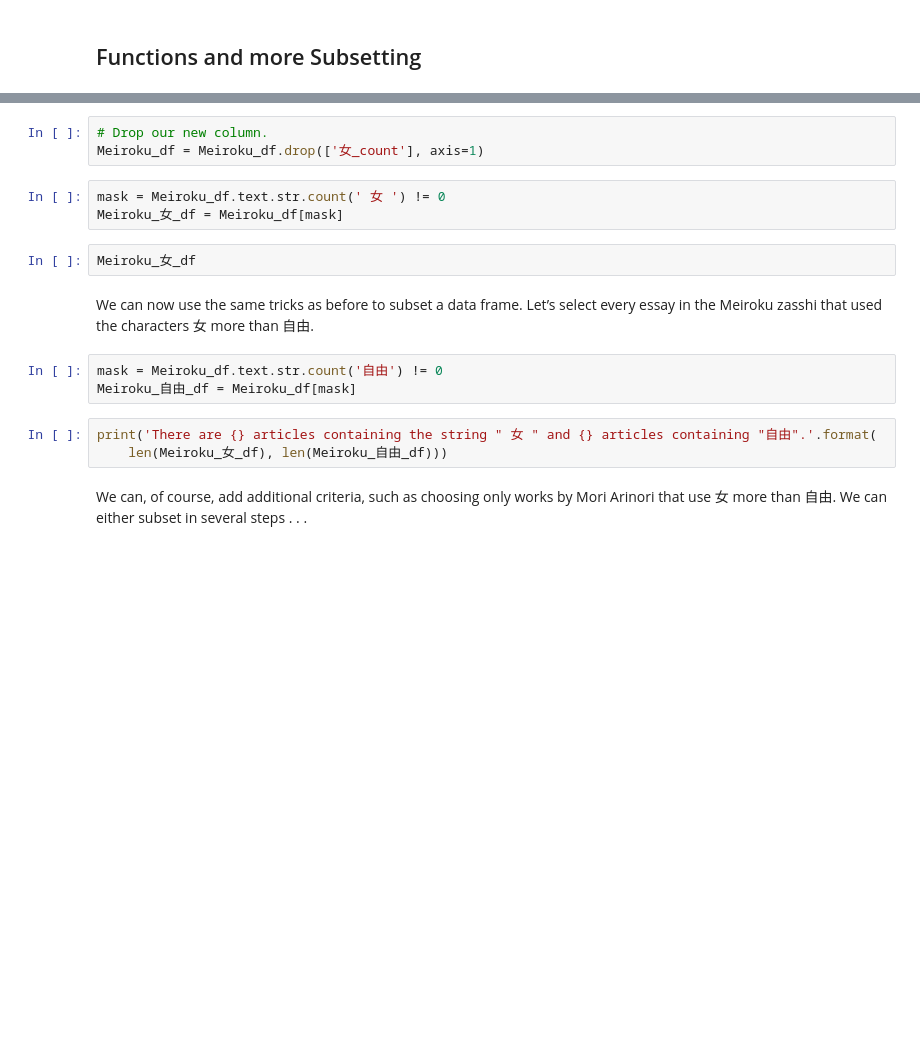
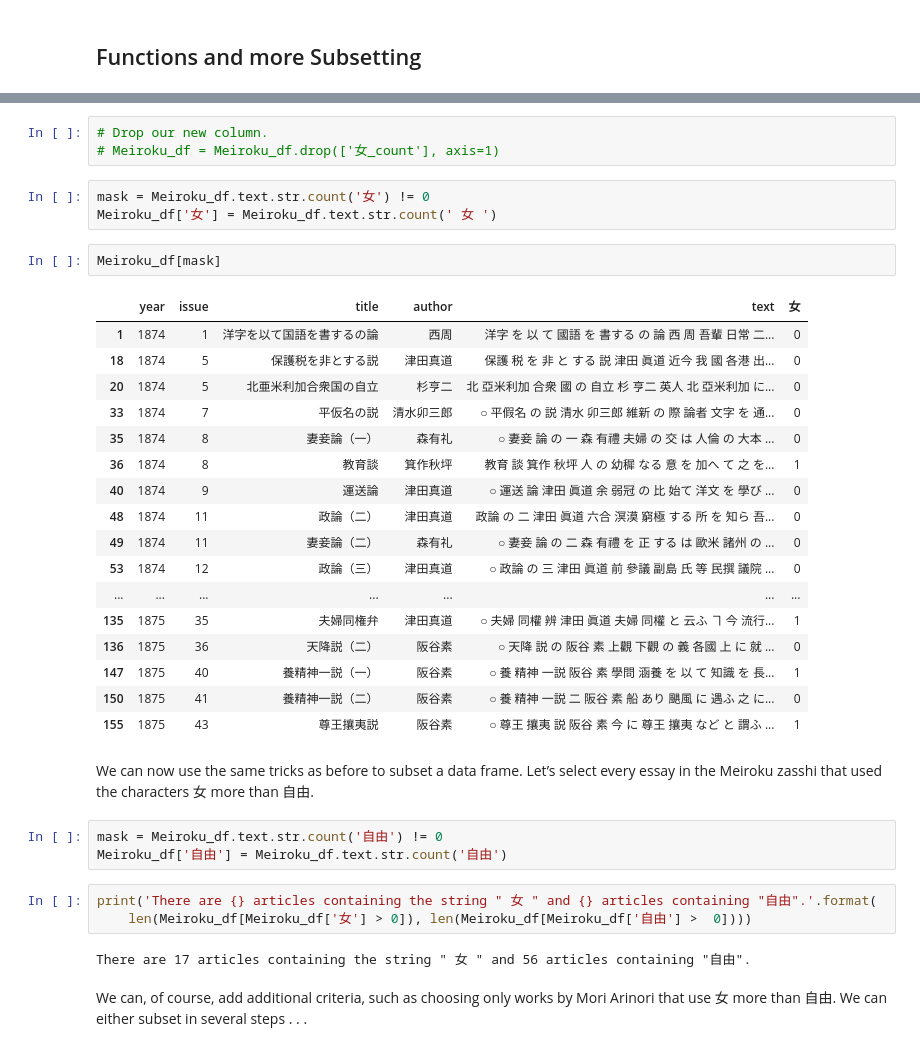
Before and after one commit to rn123/japanese_text_analysis, a Jupyter notebook: notebooks/1.0-RN-Japanese-Text-Mining-Part-One.ipynb, the cells around one changed output, grey strips where cells are left out. Cells and saved outputs as stored; diff of their text form; blank space fills up the shorter version.

```diff
--- a/notebooks/1.0-RN-Japanese-Text-Mining-Part-One.ipynb
+++ b/notebooks/1.0-RN-Japanese-Text-Mining-Part-One.ipynb
@@ -53,19 +164,39 @@ Meiroku_df[mask].head()
 # %%
 # Drop our new column.
-Meiroku_df = Meiroku_df.drop(['女_count'], axis=1)
+# Meiroku_df = Meiroku_df.drop(['女_count'], axis=1)
 # %%
-mask = Meiroku_df.text.str.count(' 女 ') != 0
-Meiroku_女_df = Meiroku_df[mask]
+mask = Meiroku_df.text.str.count('女') != 0
+Meiroku_df['女'] = Meiroku_df.text.str.count(' 女 ')
-# %%
-Meiroku_女_df
+# %%
+Meiroku_df[mask]
+# %% [output]
+|  | year | issue | title | author | text | 女 |
+| 1 | 1874 | 1 | 洋字を以て国語を書するの論 | 西周 | 洋字 を 以 て 國語 を 書する の 論 西 周 吾輩 日常 二... | 0 |
+| 18 | 1874 | 5 | 保護税を非とする説 | 津田真道 | 保護 税 を 非 と する 説 津田 眞道 近今 我 國 各港 出... | 0 |
+| 20 | 1874 | 5 | 北亜米利加合衆国の自立 | 杉亨二 | 北 亞米利加 合衆 國 の 自立 杉 亨二 英人 北 亞米利加 に... | 0 |
+| 33 | 1874 | 7 | 平仮名の説 | 清水卯三郎 | ○ 平假名 の 説 清水 卯三郎 維新 の 際 論者 文字 を 通... | 0 |
+| 35 | 1874 | 8 | 妻妾論（一） | 森有礼 | ○ 妻妾 論 の 一 森 有禮 夫婦 の 交 は 人倫 の 大本 ... | 0 |
+| 36 | 1874 | 8 | 教育談 | 箕作秋坪 | 教育 談 箕作 秋坪 人 の 幼穉 なる 意 を 加へ て 之 を... | 1 |
+| 40 | 1874 | 9 | 運送論 | 津田真道 | ○ 運送 論 津田 眞道 余 弱冠 の 比 始て 洋文 を 學び ... | 0 |
+| 48 | 1874 | 11 | 政論（二） | 津田真道 | 政論 の 二 津田 眞道 六合 溟漠 窮極 する 所 を 知ら 吾... | 0 |
+| 49 | 1874 | 11 | 妻妾論（二） | 森有礼 | ○ 妻妾 論 の 二 森 有禮 を 正 する は 歐米 諸州 の ... | 0 |
+| 53 | 1874 | 12 | 政論（三） | 津田真道 | ○ 政論 の 三 津田 眞道 前 參議 副島 氏 等 民撰 議院 ... | 0 |
+| ... | ... | ... | ... | ... | ... | ... |
+| 135 | 1875 | 35 | 夫婦同権弁 | 津田真道 | ○ 夫婦 同權 辨 津田 眞道 夫婦 同權 と 云ふ ヿ 今 流行... | 1 |
+| 136 | 1875 | 36 | 天降説（二） | 阪谷素 | ○ 天降 説 の 阪谷 素 上觀 下觀 の 義 各國 上 に 就 ... | 0 |
+| 147 | 1875 | 40 | 養精神一説（一） | 阪谷素 | ○ 養 精神 一説 阪谷 素 學問 涵養 を 以 て 知識 を 長... | 1 |
+| 150 | 1875 | 41 | 養精神一説（二） | 阪谷素 | ○ 養 精神 一説 二 阪谷 素 船 あり 颶風 に 遇ふ 之 に... | 0 |
+| 155 | 1875 | 43 | 尊王攘夷説 | 阪谷素 | ○ 尊王 攘夷 説 阪谷 素 今 に 尊王 攘夷 など と 謂ふ ... | 1 |
 # %% [markdown]
 We can now use the same tricks as before to subset a data frame. Let’s select every essay in the Meiroku zasshi that used the characters 女 more than 自由.
 # %%
 mask = Meiroku_df.text.str.count('自由') != 0
-Meiroku_自由_df = Meiroku_df[mask]
+Meiroku_df['自由'] = Meiroku_df.text.str.count('自由')
 # %%
 print('There are {} articles containing the string " 女 " and {} articles containing "自由".'.format(
-    len(Meiroku_女_df), len(Meiroku_自由_df)))
+    len(Meiroku_df[Meiroku_df['女'] > 0]), len(Meiroku_df[Meiroku_df['自由'] >  0])))
+# %% [output]
+There are 17 articles containing the string " 女 " and 56 articles containing "自由".
 # %% [markdown]
 We can, of course, add additional criteria, such as choosing only works by Mori Arinori that use 女 more than 自由. We can either subset in several steps . . .
 # %%
```
Also changed, not shown: parts of 21 cells of this notebook.
